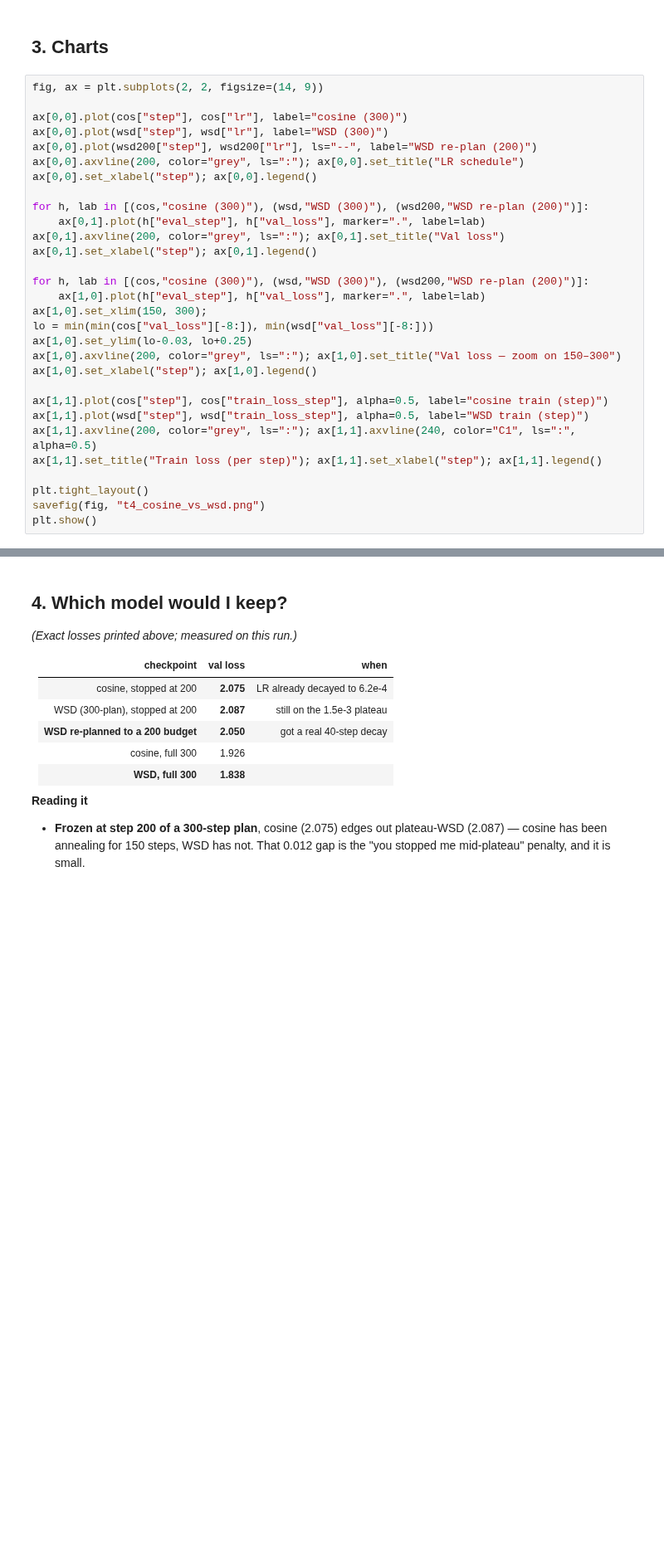
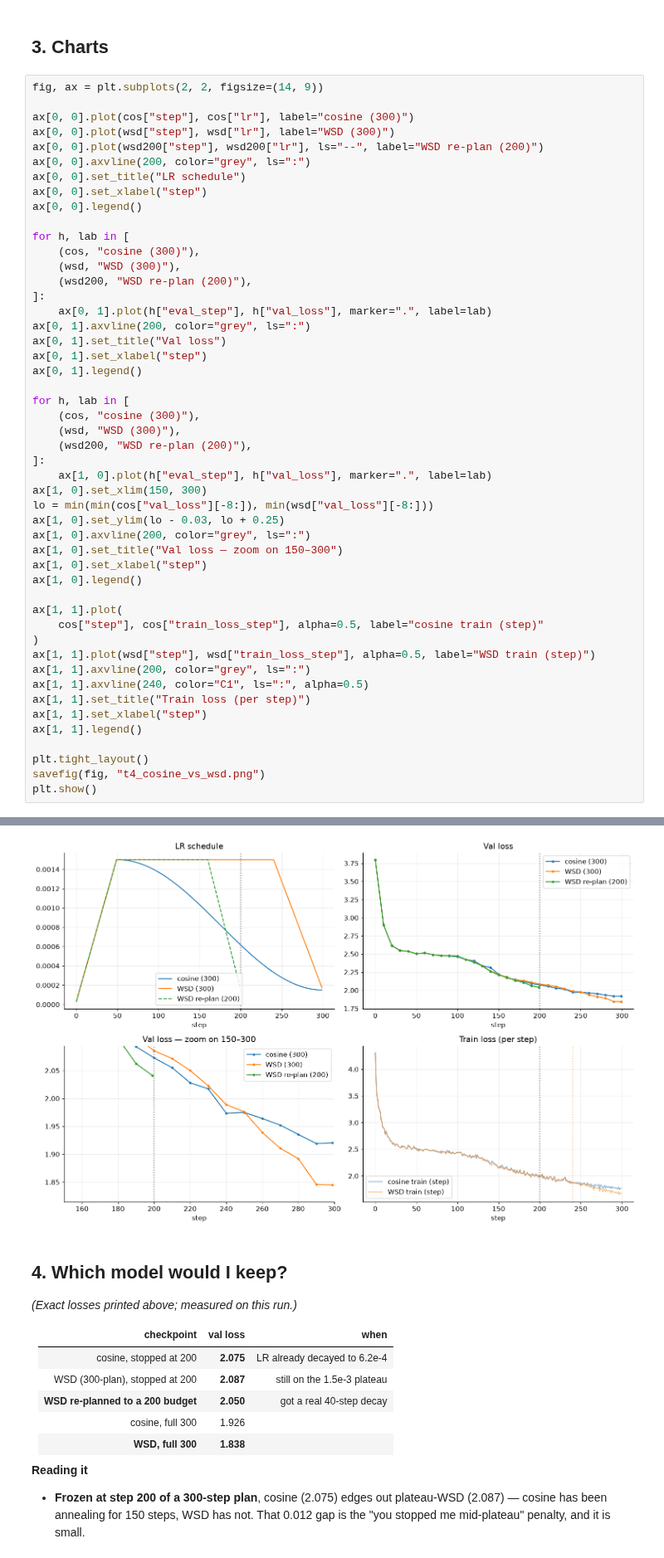
Before and after one commit to RaviNaik/ERA, a Jupyter notebook: v5/session11/optimizer_experiments/notebooks/04_cosine_vs_wsd.ipynb, the cells around one changed output, grey strips where cells are left out. Shown at 83% size. Drawn from its saved outputs; the diff is of its cells as text; blank space fills up the shorter version.

```diff
--- a/v5/session11/optimizer_experiments/notebooks/04_cosine_vs_wsd.ipynb
+++ b/v5/session11/optimizer_experiments/notebooks/04_cosine_vs_wsd.ipynb
@@ -83,30 +174,50 @@ print(f"Δ(val@300)  WSD minus cosine (full plan) = {wsd['final']['val_loss'] -
 # %%
 fig, ax = plt.subplots(2, 2, figsize=(14, 9))
 
-ax[0,0].plot(cos["step"], cos["lr"], label="cosine (300)")
-ax[0,0].plot(wsd["step"], wsd["lr"], label="WSD (300)")
-ax[0,0].plot(wsd200["step"], wsd200["lr"], ls="--", label="WSD re-plan (200)")
-ax[0,0].axvline(200, color="grey", ls=":"); ax[0,0].set_title("LR schedule")
-ax[0,0].set_xlabel("step"); ax[0,0].legend()
+ax[0, 0].plot(cos["step"], cos["lr"], label="cosine (300)")
+ax[0, 0].plot(wsd["step"], wsd["lr"], label="WSD (300)")
+ax[0, 0].plot(wsd200["step"], wsd200["lr"], ls="--", label="WSD re-plan (200)")
+ax[0, 0].axvline(200, color="grey", ls=":")
+ax[0, 0].set_title("LR schedule")
+ax[0, 0].set_xlabel("step")
+ax[0, 0].legend()
 
-for h, lab in [(cos,"cosine (300)"), (wsd,"WSD (300)"), (wsd200,"WSD re-plan (200)")]:
-    ax[0,1].plot(h["eval_step"], h["val_loss"], marker=".", label=lab)
-ax[0,1].axvline(200, color="grey", ls=":"); ax[0,1].set_title("Val loss")
-ax[0,1].set_xlabel("step"); ax[0,1].legend()
+for h, lab in [
+    (cos, "cosine (300)"),
+    (wsd, "WSD (300)"),
+    (wsd200, "WSD re-plan (200)"),
+]:
+    ax[0, 1].plot(h["eval_step"], h["val_loss"], marker=".", label=lab)
+ax[0, 1].axvline(200, color="grey", ls=":")
+ax[0, 1].set_title("Val loss")
+ax[0, 1].set_xlabel("step")
+ax[0, 1].legend()
 
-for h, lab in [(cos,"cosine (300)"), (wsd,"WSD (300)"), (wsd200,"WSD re-plan (200)")]:
-    ax[1,0].plot(h["eval_step"], h["val_loss"], marker=".", label=lab)
-ax[1,0].set_xlim(150, 300);
+for h, lab in [
+    (cos, "cosine (300)"),
+    (wsd, "WSD (300)"),
+    (wsd200, "WSD re-plan (200)"),
+]:
+    ax[1, 0].plot(h["eval_step"], h["val_loss"], marker=".", label=lab)
+ax[1, 0].set_xlim(150, 300)
 lo = min(min(cos["val_loss"][-8:]), min(wsd["val_loss"][-8:]))
-ax[1,0].set_ylim(lo-0.03, lo+0.25)
-ax[1,0].axvline(200, color="grey", ls=":"); ax[1,0].set_title("Val loss — zoom on 150–300")
-ax[1,0].set_xlabel("step"); ax[1,0].legend()
+ax[1, 0].set_ylim(lo - 0.03, lo + 0.25)
+ax[1, 0].axvline(200, color="grey", ls=":")
+ax[1, 0].set_title("Val loss — zoom on 150–300")
+ax[1, 0].set_xlabel("step")
+ax[1, 0].legend()
 
-ax[1,1].plot(cos["step"], cos["train_loss_step"], alpha=0.5, label="cosine train (step)")
-ax[1,1].plot(wsd["step"], wsd["train_loss_step"], alpha=0.5, label="WSD train (step)")
-ax[1,1].axvline(200, color="grey", ls=":"); ax[1,1].axvline(240, color="C1", ls=":", alpha=0.5)
-ax[1,1].set_title("Train loss (per step)"); ax[1,1].set_xlabel("step"); ax[1,1].legend()
+ax[1, 1].plot(
+    cos["step"], cos["train_loss_step"], alpha=0.5, label="cosine train (step)"
+)
+ax[1, 1].plot(wsd["step"], wsd["train_loss_step"], alpha=0.5, label="WSD train (step)")
+ax[1, 1].axvline(200, color="grey", ls=":")
+ax[1, 1].axvline(240, color="C1", ls=":", alpha=0.5)
+ax[1, 1].set_title("Train loss (per step)")
+ax[1, 1].set_xlabel("step")
+ax[1, 1].legend()
 
 plt.tight_layout()
 savefig(fig, "t4_cosine_vs_wsd.png")
 plt.show()
+# %% [output]
@@ -113,3 +225,4 @@ plt.show()
+[figure, added]
 # %% [markdown]
 ## 4. Which model would I keep?
 
```
Also changed, not shown: parts of 5 cells of this notebook, 9 other files.
